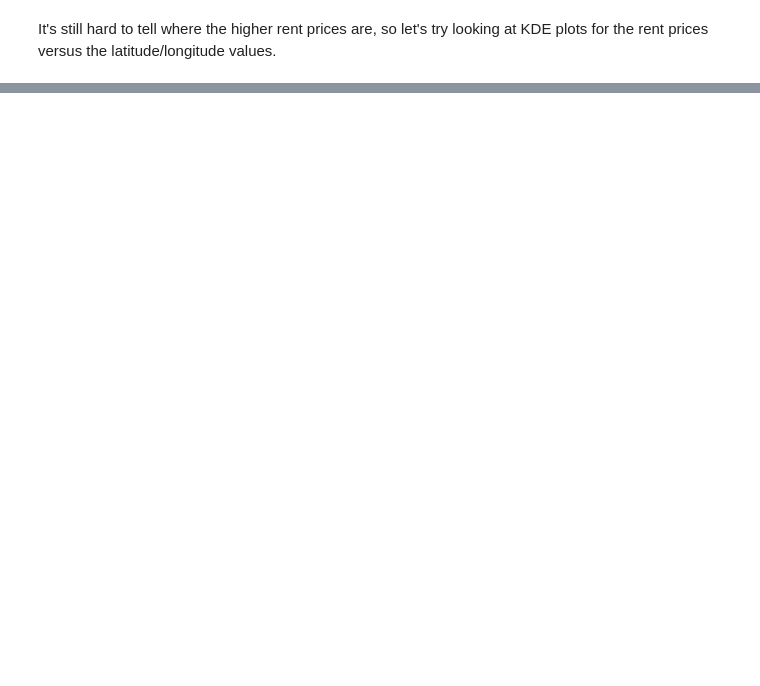
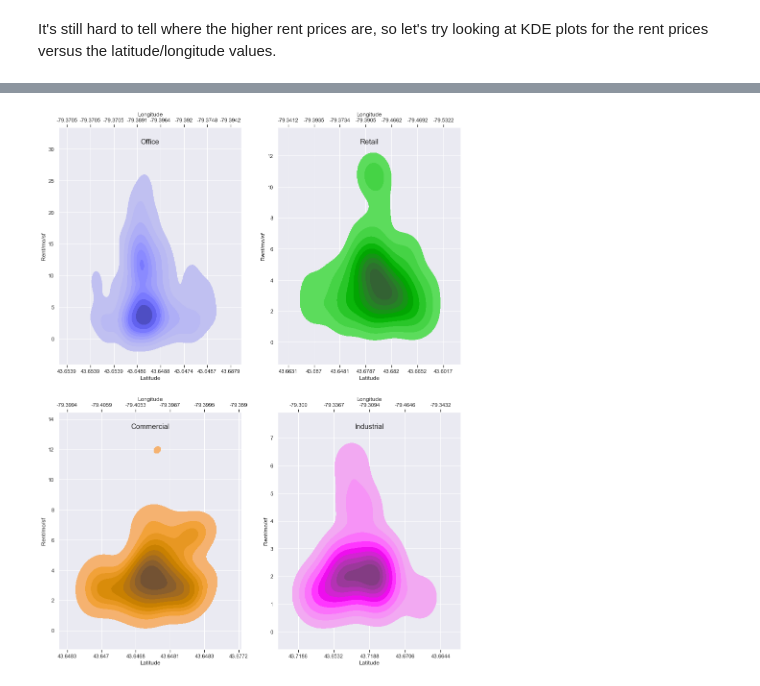
Before and after one commit to FuegoDiego/web-scraping, a Jupyter notebook: retail-rent/Web Scraper for Retail Rent.ipynb, the cells around one changed output, grey strips where cells are left out. Drawn from its saved outputs; the diff is of its cells as text; code cells hidden in the pictures; blank space fills up the shorter version.

Commit message:
Added heatmaps and corrected KDE plots.

```diff
--- a/retail-rent/Web Scraper for Retail Rent.ipynb
+++ b/retail-rent/Web Scraper for Retail Rent.ipynb
@@ -764,0 +806,8 @@ retail_gdf.loc[retail_gdf['Type'].isin(types_to_show)].sort_values(by='Area sf',
+# %%
+s_type = 'Industrial'
+
+data = retail_gdf.loc[retail_gdf['Type'] == s_type]
+
+heatmap_df = create_heatmap_df(data, min_range=1, max_range=20)
+
+map_points(df=heatmap_df, draw_heatmap=True)
@@ -764,0 +835,42 @@ retail_gdf.loc[retail_gdf['Type'].isin(types_to_show)].sort_values(by='Area sf',
+# %%
+haver_dist = []
+
+for i in range(retail_gdf.shape[0]):
+    haver_dist.append(single_pt_haversine(retail_gdf.latitude[i], retail_gdf.longitude[i]))
+
+retail_gdf.loc[:, 'HaversineDist'] = haver_dist
+retail_gdf.loc[:, 'LatTimesLng'] = -1 * retail_gdf.loc[:, 'latitude'] * retail_gdf.loc[:, 'longitude']
+retail_gdf.loc[:, 'LatLng'] = list(
+    np.round(retail_gdf.loc[:, 'latitude'], 3).astype(str) +
+    ', ' +
+    np.round(retail_gdf.loc[:, 'longitude'], 3).astype(str))
+# %%
+fig, ax = plt.subplots(2,2,figsize=(15,20))
+
+for ij, s_type, color in zip(
+    [[0,0], [0,1], [1,0], [1,1]], ['Office', 'Retail', 'Commercial', 'Industrial'], ['blue', 'green', 'orange', 'purple']
+):
+    data = retail_gdf.loc[retail_gdf['Type'] == s_type]
+
+    sub_ax = sns.kdeplot(
+        data=data,
+        x='HaversineDist',
+        y='Rent/mo/sf',
+        color=color,
+        fill=True,
+        ax=ax[ij[0], ij[1]]);
+    sub_ax.text(.5, .93, s_type, horizontalalignment='center', transform=sub_ax.transAxes, size=15)
+
+    sub_ax.set_xticklabels(np.round(data['latitude'], 4), rotation=0)
+    sub_ax.set_xlabel('Latitude')
+
+    sub_ax2 = sub_ax.twiny()
+    sub_ax2.set_xlim(sub_ax.get_xlim())
+    sub_ax2.set_xticklabels(np.round(sub_ax.get_xticks(),1))
+    sub_ax2.set_xticklabels(np.round(data['longitude'], 4), rotation=0)
+    sub_ax2.set_xlabel('Longitude')
+    sub_ax2.grid(b=False)
+
+    plt.subplots_adjust(hspace=0.2)
+# %% [output]
+[figure, added]
```
Also changed, not shown: parts of 17 cells of this notebook.
